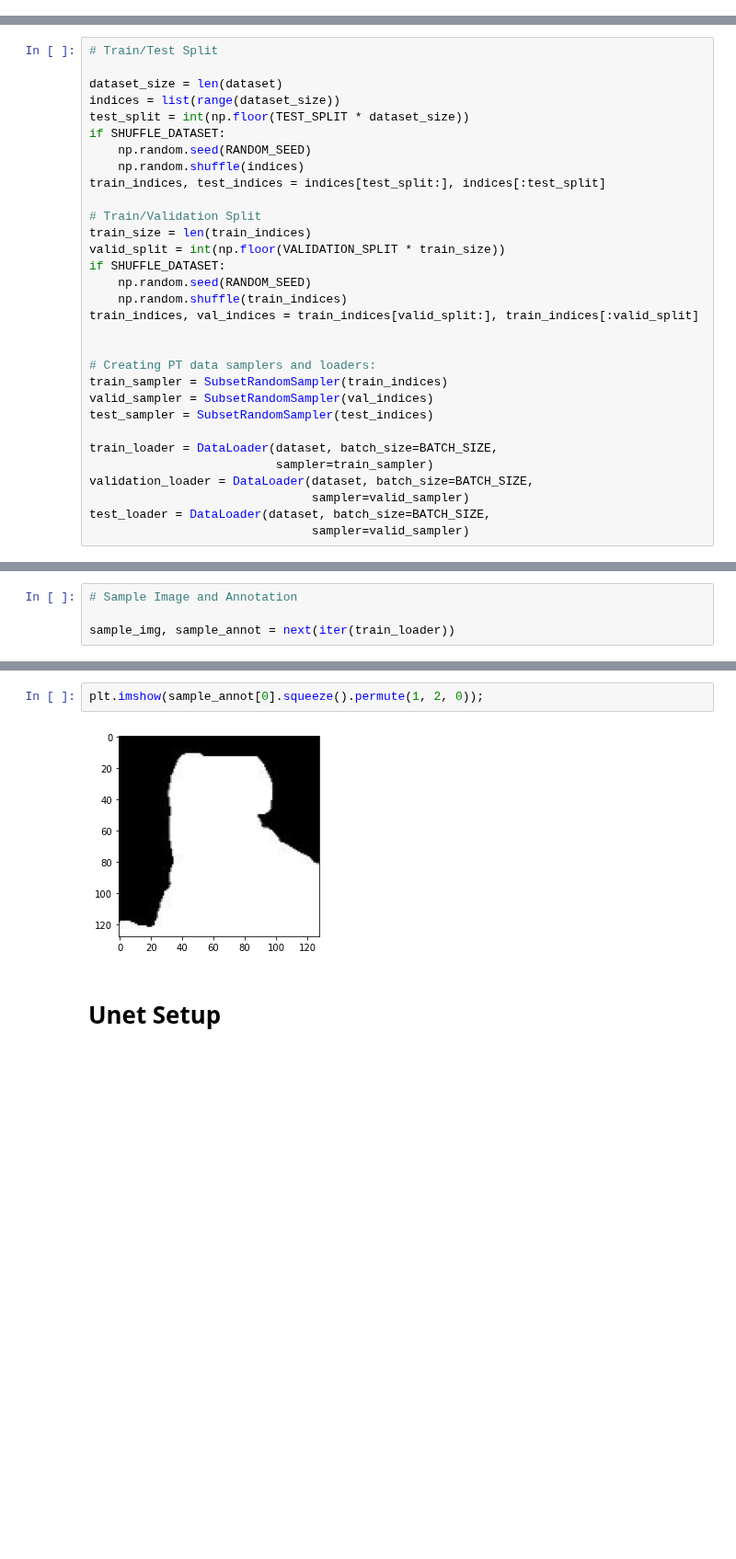
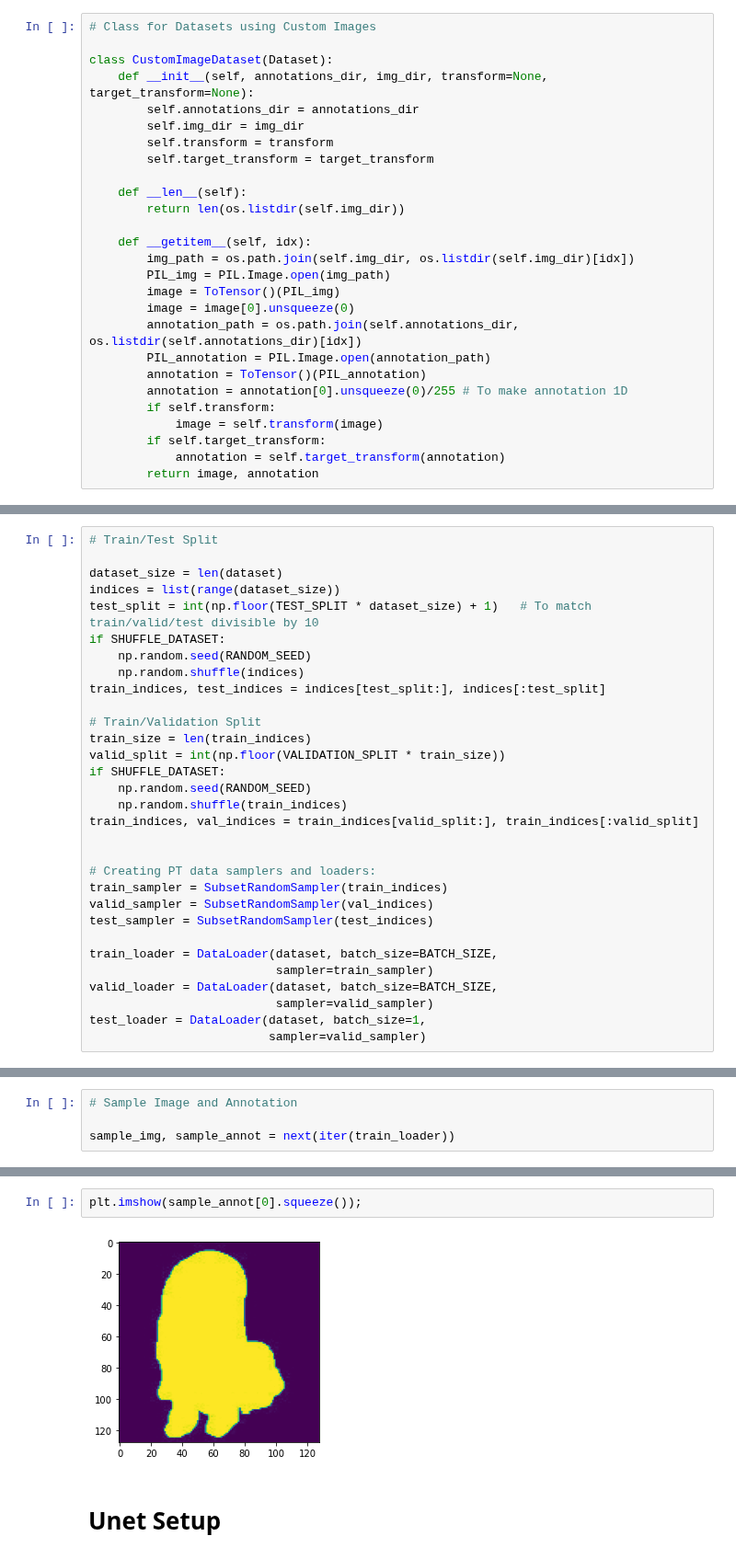
Before and after one commit to johnwslee/Data_Science_Libraries, a Jupyter notebook: PyTorch/Unet/Unet_image_segmentation_dogs_and_cats.ipynb, the cells around one changed output, grey strips where cells are left out. Shown at 92% size. Saved outputs shown, nothing was run; the diff lists cells and outputs as text; blank space fills up the shorter version.

Commit message:
Made the trainer work..

```diff
--- a/PyTorch/Unet/Unet_image_segmentation_dogs_and_cats.ipynb
+++ b/PyTorch/Unet/Unet_image_segmentation_dogs_and_cats.ipynb
@@ -89,3 +92,30 @@ class CustomImageDataset(Dataset):
+# %%
+# Class for Datasets using Custom Images
+
+class CustomImageDataset(Dataset):
+    def __init__(self, annotations_dir, img_dir, transform=None, target_transform=None):
+        self.annotations_dir = annotations_dir
+        self.img_dir = img_dir
+        self.transform = transform
+        self.target_transform = target_transform
+
+    def __len__(self):
+        return len(os.listdir(self.img_dir))
+
+    def __getitem__(self, idx):
+        img_path = os.path.join(self.img_dir, os.listdir(self.img_dir)[idx])
+        PIL_img = PIL.Image.open(img_path)
+        image = ToTensor()(PIL_img)
+        image = image[0].unsqueeze(0)
+        annotation_path = os.path.join(self.annotations_dir, os.listdir(self.annotations_dir)[idx])
+        PIL_annotation = PIL.Image.open(annotation_path)
+        annotation = ToTensor()(PIL_annotation)
+        annotation = annotation[0].unsqueeze(0)/255 # To make annotation 1D
+        if self.transform:
+            image = self.transform(image)
+        if self.target_transform:
+            annotation = self.target_transform(annotation)
+        return image, annotation
 # %%
 dataset = CustomImageDataset(
     annotations_dir,
@@ -120,7 +156,7 @@ RANDOM_SEED = 42
 
 dataset_size = len(dataset)
 indices = list(range(dataset_size))
-test_split = int(np.floor(TEST_SPLIT * dataset_size))
+test_split = int(np.floor(TEST_SPLIT * dataset_size) + 1)   # To match train/valid/test divisible by 10
 if SHUFFLE_DATASET:
     np.random.seed(RANDOM_SEED)
     np.random.shuffle(indices)
@@ -142,7 +178,7 @@ test_sampler = SubsetRandomSampler(test_indices)
 
 train_loader = DataLoader(dataset, batch_size=BATCH_SIZE,
                           sampler=train_sampler)
-validation_loader = DataLoader(dataset, batch_size=BATCH_SIZE,
-                               sampler=valid_sampler)
-test_loader = DataLoader(dataset, batch_size=BATCH_SIZE,
-                               sampler=valid_sampler)
+valid_loader = DataLoader(dataset, batch_size=BATCH_SIZE,
+                          sampler=valid_sampler)
+test_loader = DataLoader(dataset, batch_size=1,
+                         sampler=valid_sampler)
@@ -157,7 +205,7 @@ plt.imshow(sample_img[0].squeeze().permute(1, 2, 0));
 # %%
-plt.imshow(sample_annot[0].squeeze().permute(1, 2, 0));
+plt.imshow(sample_annot[0].squeeze());
 # %% [output]
-[figure, old version]
+[figure, new version]
 # %% [markdown]
 # Unet Setup
 # %%
```
Also changed, not shown: parts of 31 cells of this notebook.
